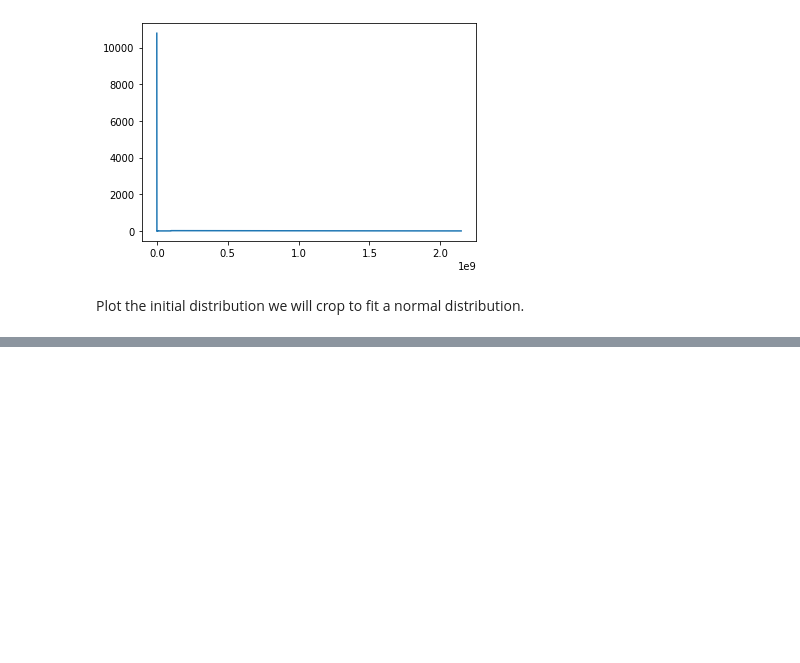
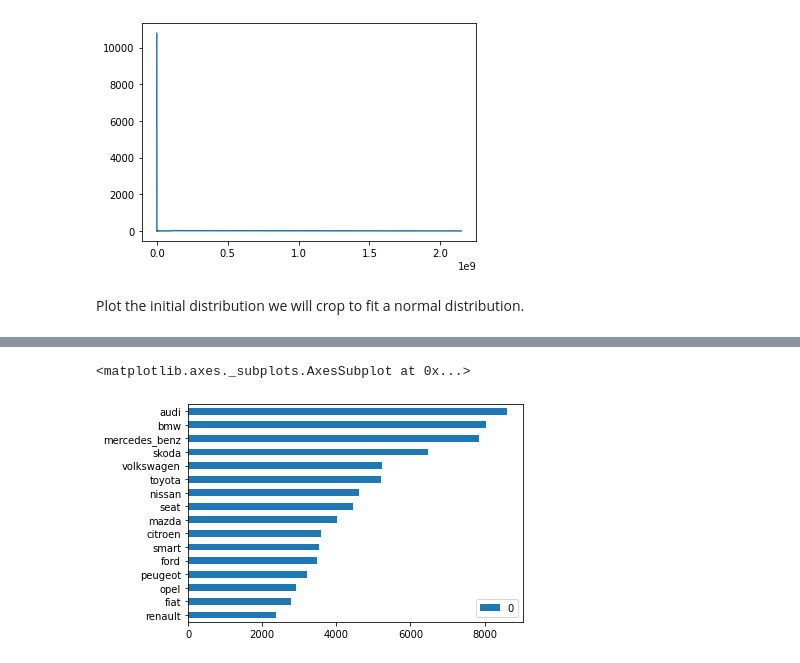
Before and after one commit to holiday-scott/exploring_ebay_car_sales_data, a Jupyter notebook: eBay_Auto_Sales.ipynb, the cells around one changed output, grey strips where cells are left out. Cells and saved outputs as stored; diff of their text form; code cells hidden in the pictures; blank space fills up the shorter version.

```diff
--- a/eBay_Auto_Sales.ipynb
+++ b/eBay_Auto_Sales.ipynb
@@ -413,0 +556,3 @@ final_price_distribution["price"].sort_values().plot(kind='line')
+# %%
+autos['last_seen'] = pd.to_datetime(autos['last_seen'])
+print(autos["last_seen"].dtype)
@@ -413,0 +581,3 @@ final_price_distribution["price"].sort_values().plot(kind='line')
+# %%
+autos = autos.drop(columns=["registration_month"], axis=1)
+autos.columns
@@ -413,0 +626,12 @@ final_price_distribution["price"].sort_values().plot(kind='line')
+# %%
+mean_price_agg = {}
+
+top_17_index = autos["brand"].value_counts(dropna=False, normalize=True).head(16)
+#print(top_17_index)
+
+for brand in top_17_index.index:
+  brand_slice = autos[autos["brand"] == brand]
+  agg_mean = brand_slice["price"].mean()
+  mean_price_agg[brand] = round(agg_mean)
+
+print(mean_price_agg)
@@ -413,0 +640,4 @@ final_price_distribution["price"].sort_values().plot(kind='line')
+# %%
+mean_price_df = pd.DataFrame.from_dict([mean_price_agg]).transpose()
+mean_price_df = mean_price_df.sort_values(by=[0], ascending=False)
+mean_price_df
@@ -413,0 +662,5 @@ final_price_distribution["price"].sort_values().plot(kind='line')
+# %%
+mean_price_df.sort_values(by=[0], ascending=True).plot.barh()
+# %% [output]
+<matplotlib.axes._subplots.AxesSubplot at 0x...>
+[figure, added]
```
Also changed, not shown: parts of 38 cells of this notebook.
